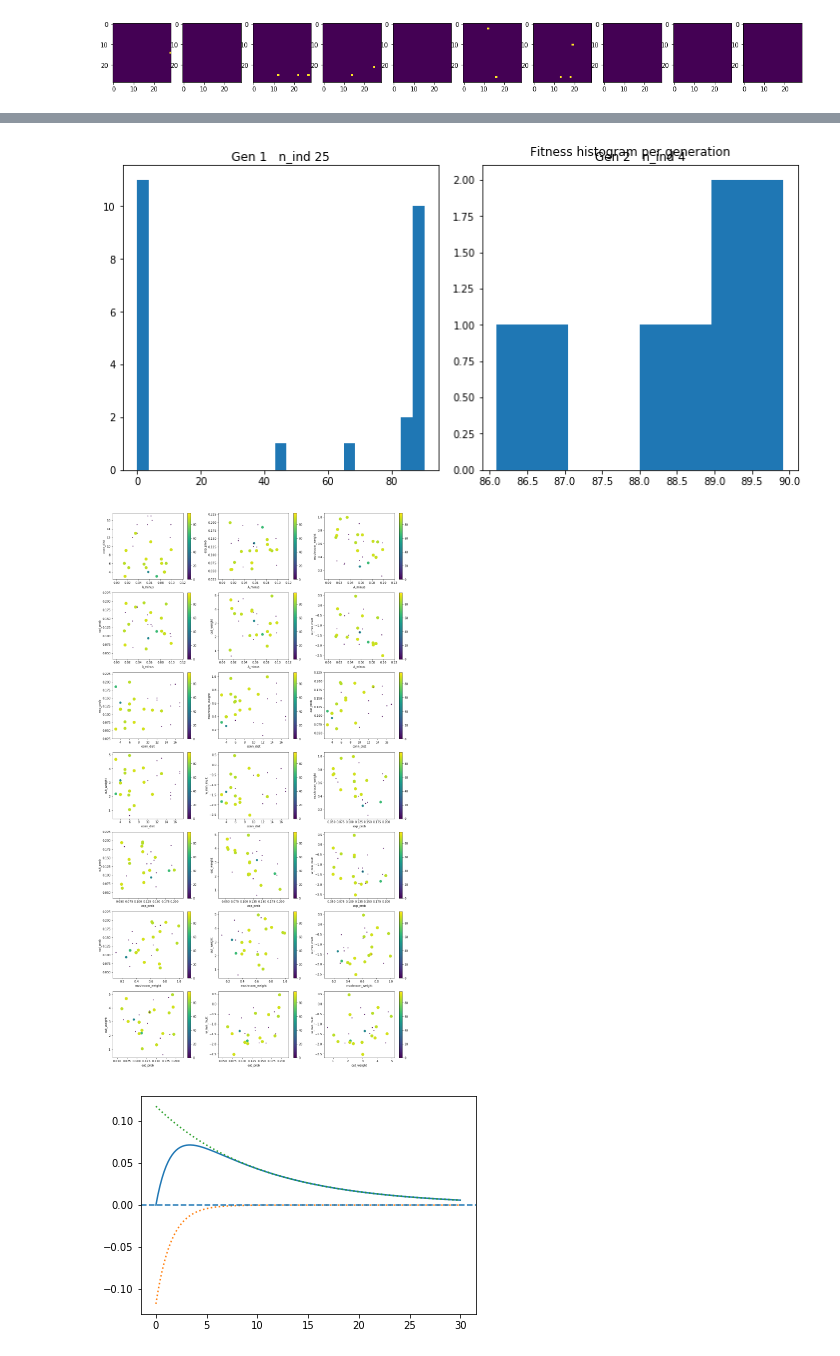
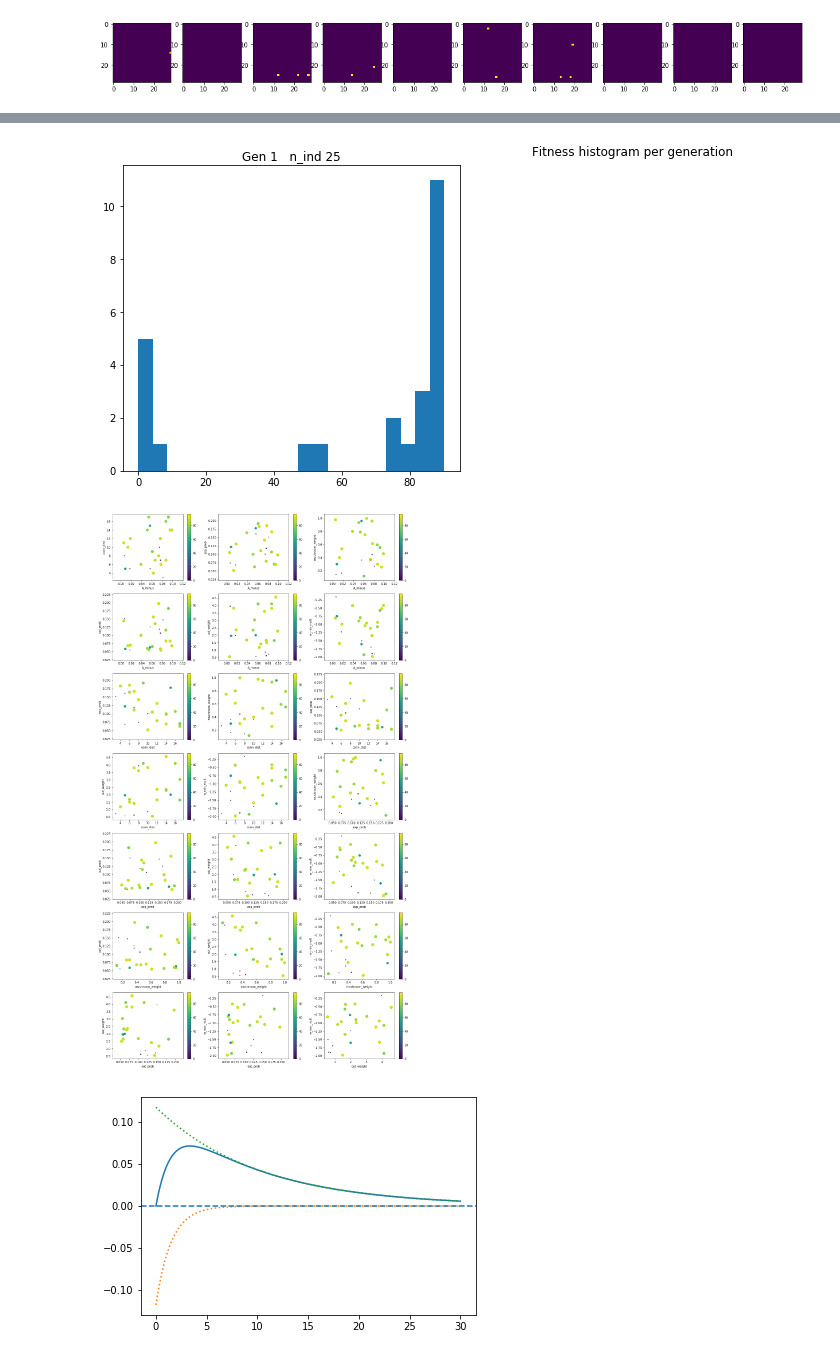
Before and after one commit to oyvinht/l2l-omniglot, a Jupyter notebook: see_results_contents.ipynb, the cells around one changed output, grey strips where cells are left out. Drawn from its saved outputs; the diff is of its cells as text; code cells hidden in the pictures.

```diff
--- a/see_results_contents.ipynb
+++ b/see_results_contents.ipynb
@@ -307,7 +307,7 @@ for rf in result_files[:]:
     fitnesses[gen] = l
 
 print()
-
+n_bins = int( np.ceil(total  / 5.0) + 1)
 minimum = []
 maximum = []
 average = []
@@ -345,22 +345,22 @@ plt.show()
 # %%
 n_ind = len(fitnesses[0])
 epochs = len(fitnesses)
 ncols = 3
 nrows =  epochs//ncols + int(epochs % ncols > 0)
 fw = 5
 fig = plt.figure(figsize=(fw*ncols, fw*nrows))
 plt.suptitle("Fitness histogram per generation\n")
 for g in fitnesses:
 #     if len(fitnesses[g]) < n_ind:
 #         continue
     ax = plt.subplot(nrows, ncols, g+1)
     ax.set_title("Gen %d   n_ind %d"%(g+1, len(fitnesses[g])))
-    plt.hist(fitnesses[g], bins=len(fitnesses[g]))
+    plt.hist(fitnesses[g], bins=n_bins)
 plt.tight_layout()
 plt.savefig("histogram_per_gen.pdf")
 plt.show()
 # %% [output]
-[figure, old version]
+[figure, new version]
 # %%
 scores = np.asarray(all_scores)
 keys = sorted(list(all_params.keys()))
@@ -390,7 +390,7 @@ for i in range(n_params):
         plt_idx += 1
 plt.show()
 # %% [output]
-[figure, old version]
+[figure, new version]
 # %%
 x = np.arange(0.0, 30.1, 0.1)
 s = -(1.0/(10 - 1.5)) * np.exp(-x/1.5)
```
Also changed, not shown: parts of 2 cells of this notebook, 4 other files.
